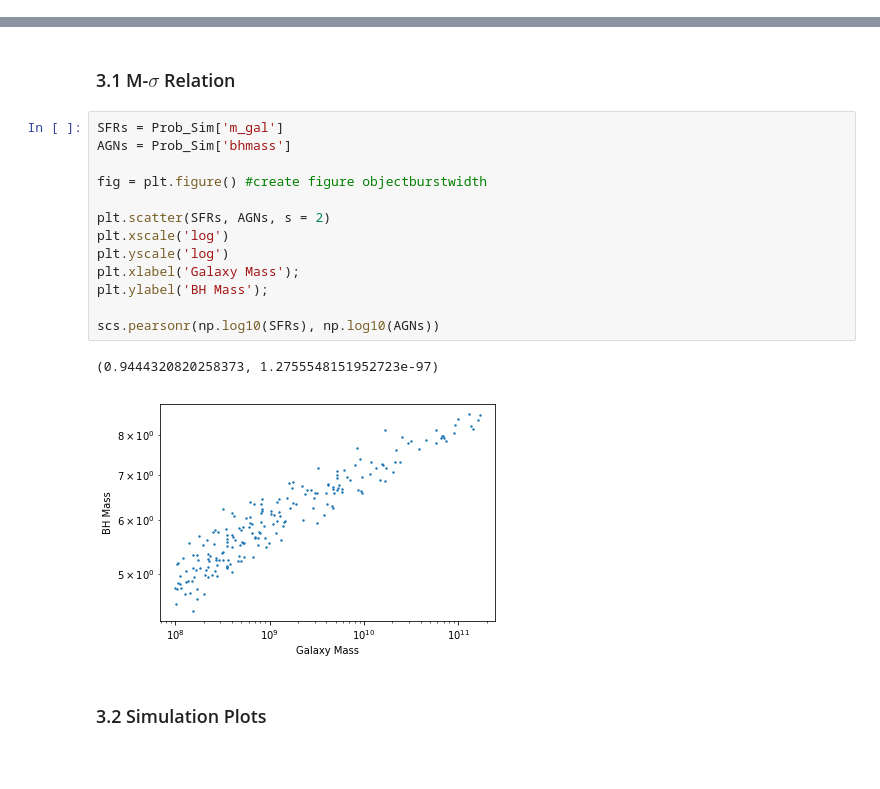
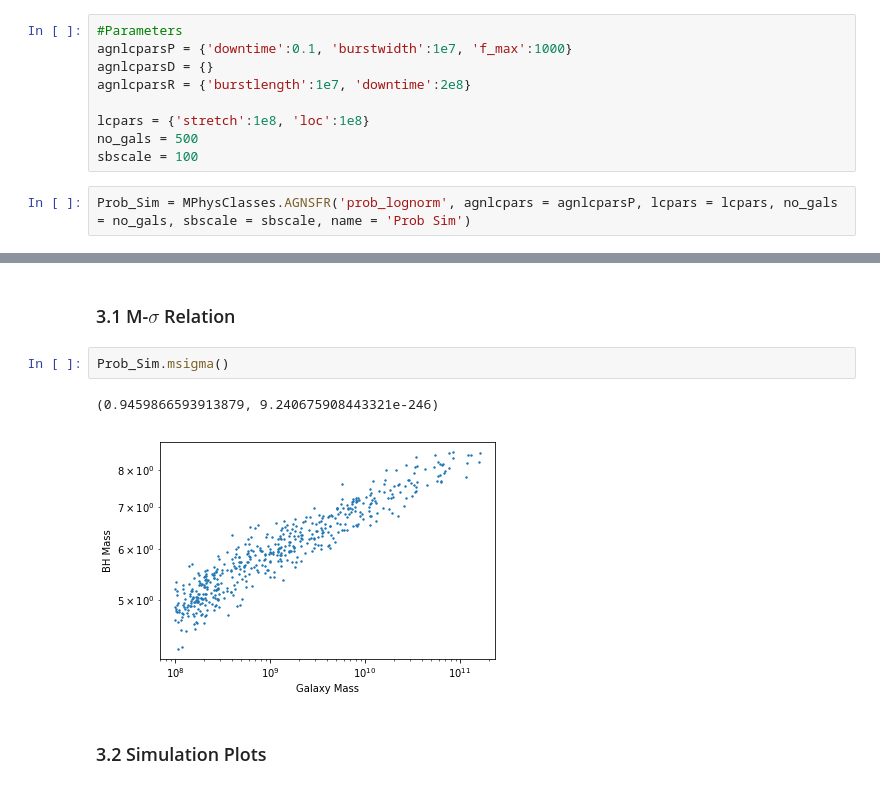
Before and after one commit to jr832jtr/MPhys-Project, a Jupyter notebook: MPhys.ipynb, the cells around one changed output, grey strips where cells are left out. Drawn from its saved outputs; the diff is of its cells as text; blank space fills up the shorter version.

Commit message:
Notebook now more or less has been replaced using my MPhysClasses.

```diff
--- a/MPhys.ipynb
+++ b/MPhys.ipynb
@@ -99,0 +71,11 @@ Truncating AGN lightcurves.....
+# %%
+#Parameters
+agnlcparsP = {'downtime':0.1, 'burstwidth':1e7, 'f_max':1000}
+agnlcparsD = {}
+agnlcparsR = {'burstlength':1e7, 'downtime':2e8}
+
+lcpars = {'stretch':1e8, 'loc':1e8}
+no_gals = 500
+sbscale = 100
+# %%
+Prob_Sim = MPhysClasses.AGNSFR('prob_lognorm', agnlcpars = agnlcparsP, lcpars = lcpars, no_gals = no_gals, sbscale = sbscale, name = 'Prob Sim')
@@ -100,20 +110,9 @@ Truncating AGN lightcurves.....
 # %% [markdown]
 ### 3.1 M-$\sigma$ Relation
-# %%
-SFRs = Prob_Sim['m_gal']
-AGNs = Prob_Sim['bhmass']
-
-fig = plt.figure() #create figure objectburstwidth
-
-plt.scatter(SFRs, AGNs, s = 2)
-plt.xscale('log')
-plt.yscale('log')
-plt.xlabel('Galaxy Mass');
-plt.ylabel('BH Mass');
-
-scs.pearsonr(np.log10(SFRs), np.log10(AGNs))
-# %% [output]
-(0.9444320820258373, 1.2755548151952723e-97)
-[figure, removed]
+# %%
+Prob_Sim.msigma()
+# %% [output]
+(0.9459866593913879, 9.240675908443321e-246)
+[figure, added]
 # %% [markdown]
 ### 3.2 Simulation Plots
```
Also changed, not shown: parts of 19 cells of this notebook.
